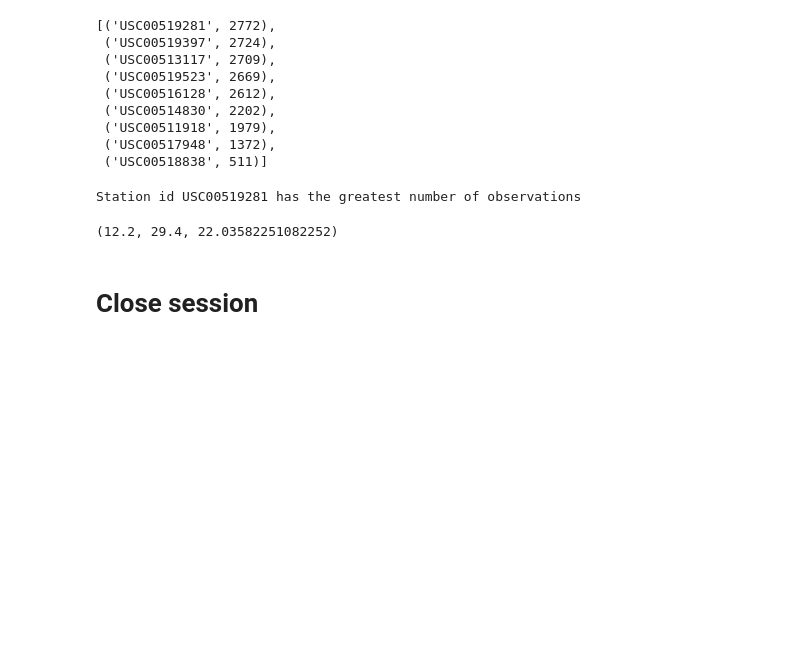
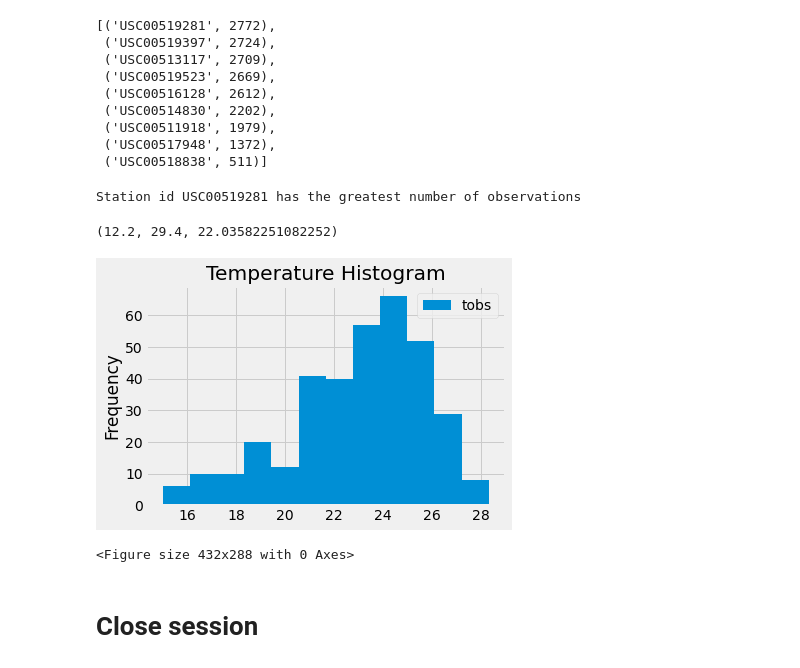
Before and after one commit to TroyFoote/SQL_Alchemy_Climate_Analysis, a Jupyter notebook: SurfsUp/climate_starter-checkpoint.ipynb, the cells around one changed output. Drawn from its saved outputs; the diff is of its cells as text; code cells hidden in the pictures; blank space fills up the shorter version.

```diff
--- a/SurfsUp/climate_starter-checkpoint.ipynb
+++ b/SurfsUp/climate_starter-checkpoint.ipynb
@@ -46,9 +51,11 @@ most_recent_date
 # %%
 # Design a query to retrieve the last 12 months of precipitation data and plot the results.
 # Starting from the most recent data point in the database.
-last_year =(session.query(Measurement.date))
+past_year_precipitation = session.query(Measurement.date, Measurement.prcp).\
+        filter(Measurement.date >=query_date).all()
+past_year_precipitation
 # Calculate the date one year from the last date in data set.
-
+query_date = dt.date(2017, 8 , 23) - dt.timedelta(days=364)
 
 # Perform a query to retrieve the data and precipitation scores
 
@@ -89,8 +114,8 @@ active_stations
  ('USC00517948', 1372),
  ('USC00518838', 511)]
 # %%
-top_station = active_stations[0][0]
-print(f"Station id {top_station} has the greatest number of observations")
+most_active_station_id = active_stations[0][0]
+print(f"Station id {most_active_station_id} has the greatest number of observations")
 # %% [output]
 Station id USC00519281 has the greatest number of observations
 # %%
@@ -105,7 +130,20 @@ temps
 (12.2, 29.4, 22.03582251082252)
 # %%
 # Using the most active station id
-# Query the last 12 months of temperature observation data for this station and plot the results as a histogram
+# Query the last 12 months of temperature observation data for this station
+last_year = session.query(Measurement.date, Measurement.tobs).\
+    filter(Measurement.station == most_active_station_id).\
+    filter(Measurement.date >=query_date).all()
+# %%
+# plot the results as a histogram
+df = pd.DataFrame(last_year, columns=['date','tobs'])
+df.plot.hist(bins=12, title="Temperature Histogram")
+plt.tight_layout()
+plt.show()
+plt.savefig('../Images/temperature_histogram.png')
+# %% [output]
+[figure, added]
+<Figure size 432x288 with 0 Axes>
 # %% [markdown]
 # Close session
 # %%
```
Also changed, not shown: parts of 4 cells of this notebook, 1 other file.
